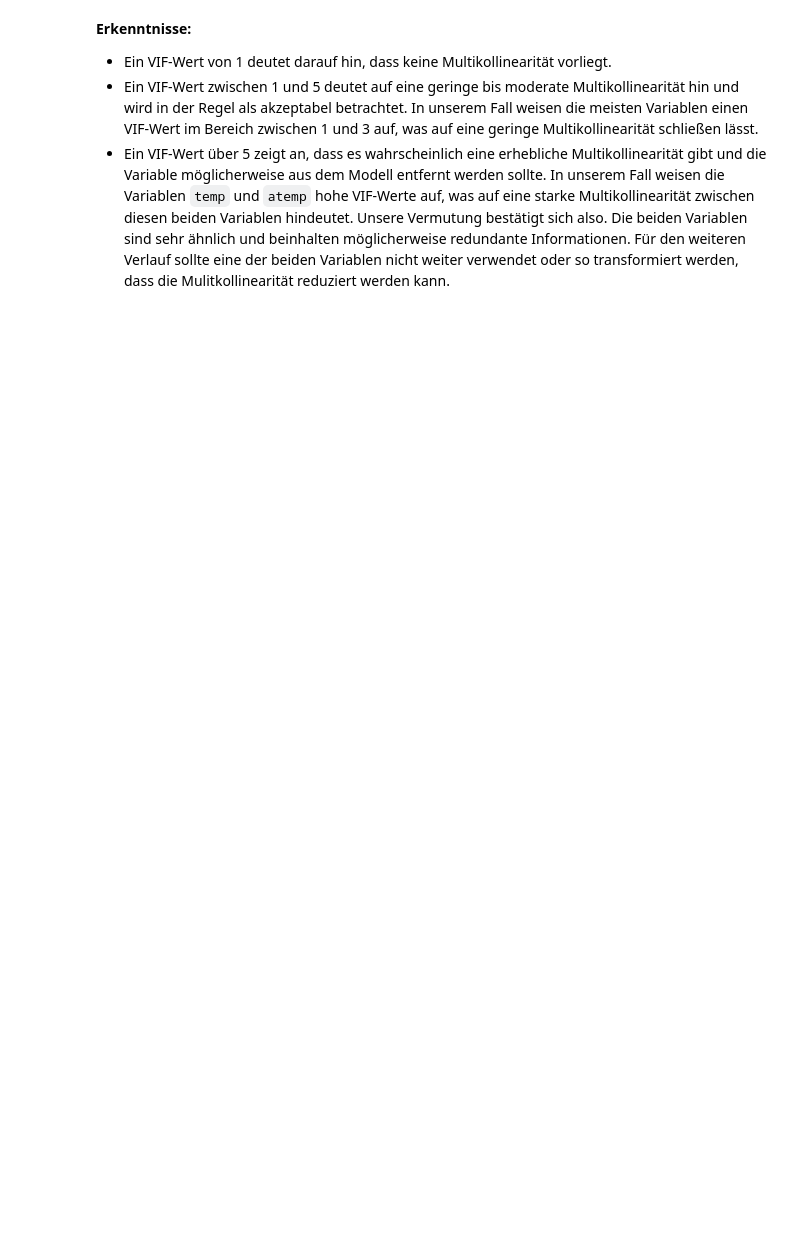
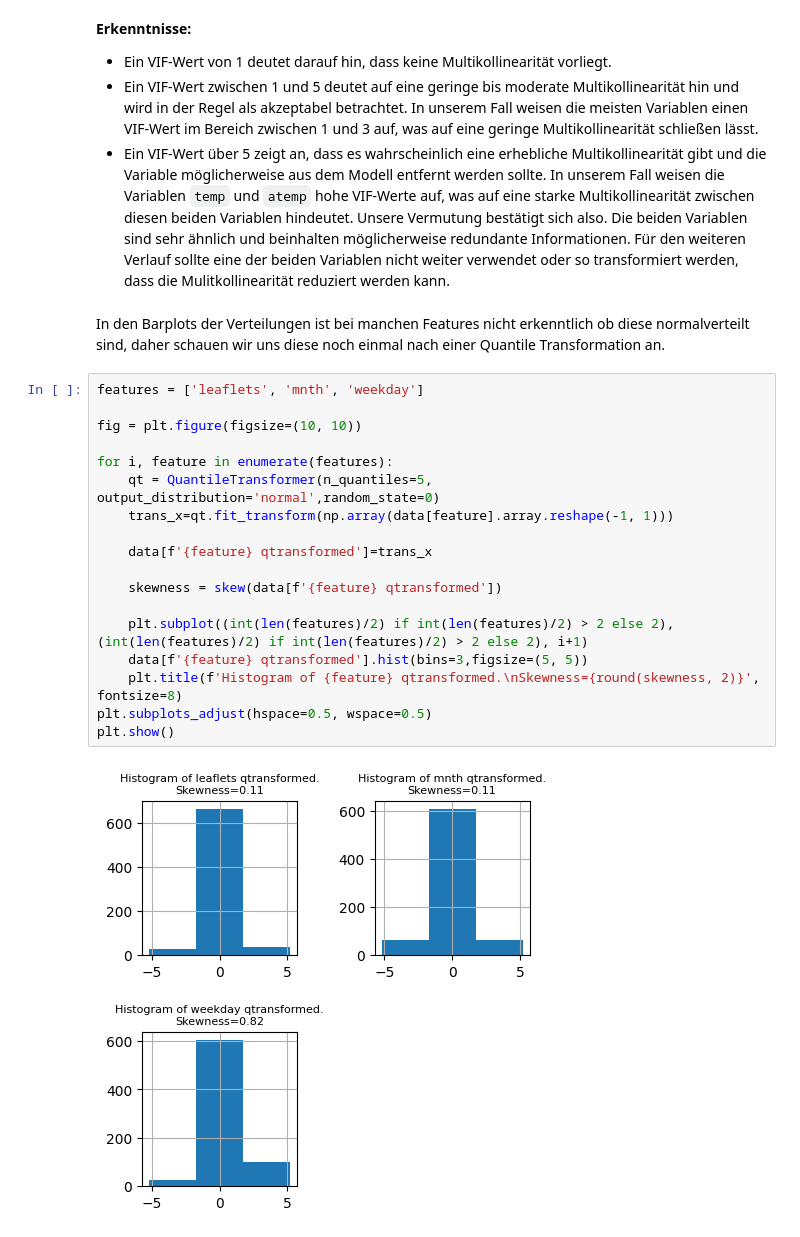
Before and after one commit to DavidRmn/introduction-data-science, a Jupyter notebook: project/task_1.ipynb, the cells around one changed output. Saved outputs shown, nothing was run; the diff lists cells and outputs as text; blank space fills up the shorter version.

```diff
--- a/project/task_1.ipynb
+++ b/project/task_1.ipynb
@@ -336,3 +339,25 @@ print(vif_data)
 - Ein VIF-Wert von 1 deutet darauf hin, dass keine Multikollinearität vorliegt.
 - Ein VIF-Wert zwischen 1 und 5 deutet auf eine geringe bis moderate Multikollinearität hin und wird in der Regel als akzeptabel betrachtet. In unserem Fall weisen die meisten Variablen einen VIF-Wert im Bereich zwischen 1 und 3 auf, was auf eine geringe Multikollinearität schließen lässt.
 - Ein VIF-Wert über 5 zeigt an, dass es wahrscheinlich eine erhebliche Multikollinearität gibt und die Variable möglicherweise aus dem Modell entfernt werden sollte. In unserem Fall weisen die Variablen `temp` und `atemp` hohe VIF-Werte auf, was auf eine starke Multikollinearität zwischen diesen beiden Variablen hindeutet. Unsere Vermutung bestätigt sich also. Die beiden Variablen sind sehr ähnlich und beinhalten möglicherweise redundante Informationen. Für den weiteren Verlauf sollte eine der beiden Variablen nicht weiter verwendet oder so transformiert werden, dass die Mulitkollinearität reduziert werden kann.
+# %% [markdown]
+In den Barplots der Verteilungen ist bei manchen Features nicht erkenntlich ob diese normalverteilt sind, daher schauen wir uns diese noch einmal nach einer Quantile Transformation an.
+# %%
+features = ['leaflets', 'mnth', 'weekday']
+
+fig = plt.figure(figsize=(10, 10))
+
+for i, feature in enumerate(features):
+    qt = QuantileTransformer(n_quantiles=5, output_distribution='normal',random_state=0)
+    trans_x=qt.fit_transform(np.array(data[feature].array.reshape(-1, 1)))
+
+    data[f'{feature} qtransformed']=trans_x
+
+    skewness = skew(data[f'{feature} qtransformed'])
+
+    plt.subplot((int(len(features)/2) if int(len(features)/2) > 2 else 2), (int(len(features)/2) if int(len(features)/2) > 2 else 2), i+1)
+    data[f'{feature} qtransformed'].hist(bins=3,figsize=(5, 5))
+    plt.title(f'Histogram of {feature} qtransformed.\nSkewness={round(skewness, 2)}', fontsize=8)
+plt.subplots_adjust(hspace=0.5, wspace=0.5)
+plt.show()
+# %% [output]
+[figure, added]
```
Also changed, not shown: parts of 3 cells of this notebook, 2 other files.
